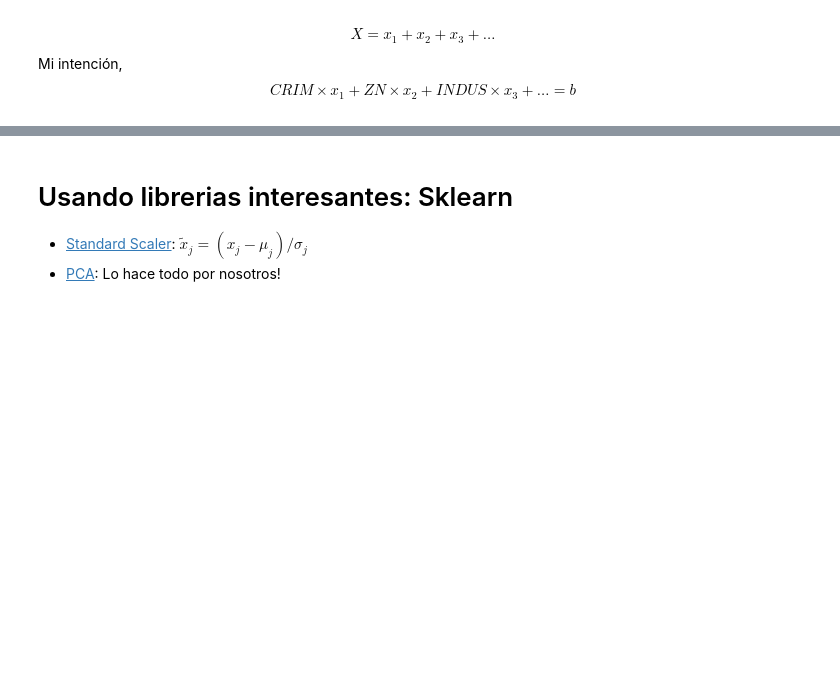
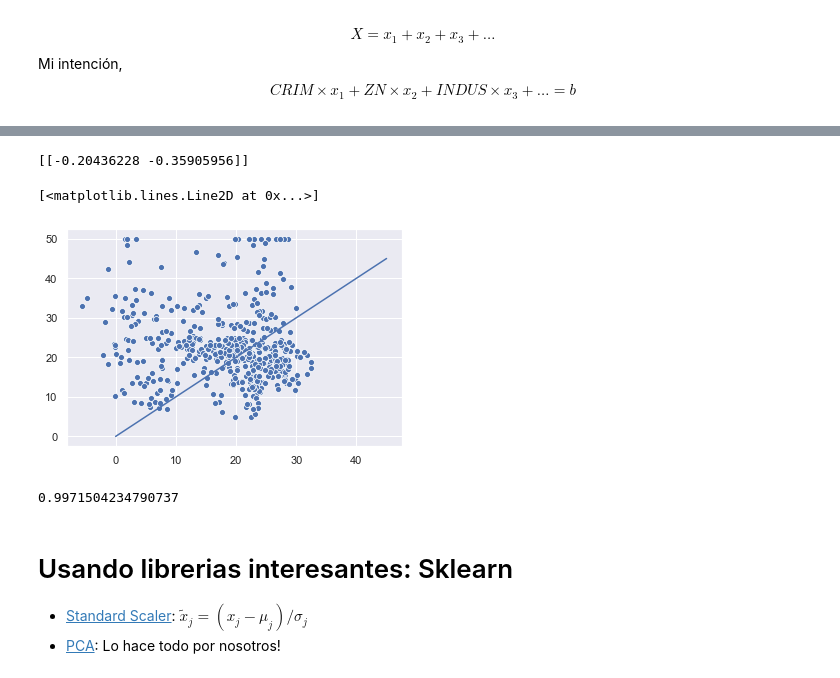
Before and after one commit to BrayanGar123/FISI2028-202010, a Jupyter notebook: ejercicios/semana8-9/pca.ipynb, the cells around one changed output, grey strips where cells are left out. Saved outputs shown, nothing was run; the diff lists cells and outputs as text; code cells hidden in the pictures; blank space fills up the shorter version.

```diff
--- a/ejercicios/semana8-9/pca.ipynb
+++ b/ejercicios/semana8-9/pca.ipynb
@@ -81,3 +158,4 @@ ev[idx]
 # %%
 num_evs = 2
-eig[:,idx[:num_evs]]
+print(ev[idx[:num_evs]])
+T = eig[:,idx[:num_evs]]
@@ -83,0 +164,2 @@ eig[:,idx[:num_evs]]
+# %%
+Abar = Anumpy*T
@@ -83,0 +176,13 @@ eig[:,idx[:num_evs]]
+# %%
+# %%timeit
+Y_opt = np.linalg.inv(Abar.T*Abar)*Abar.T*bnumpy
+# %%
+print(Y_opt.T)
+# %% [output]
+[[-0.20436228 -0.35905956]]
+# %%
+sns.scatterplot(np.array(Abar*Y_opt).flatten(),np.array(bnumpy).flatten())
+plt.plot([0,45],[0,45])
+# %% [output]
+[<matplotlib.lines.Line2D at 0x...>]
+[figure, added]
@@ -84,3 +196,7 @@ eig[:,idx[:num_evs]]
+# %%
+r2
+# %% [output]
+0.9971504234790737
 # %% [markdown]
 # Usando librerias interesantes: Sklearn
 * [Standard Scaler](https://scikit-learn.org/stable/modules/generated/sklearn.preprocessing.StandardScaler.html): $\tilde{x}_j=(x_j-\mu_j)/\sigma_j$
```
Also changed, not shown: parts of 17 cells of this notebook, 3 other files.
